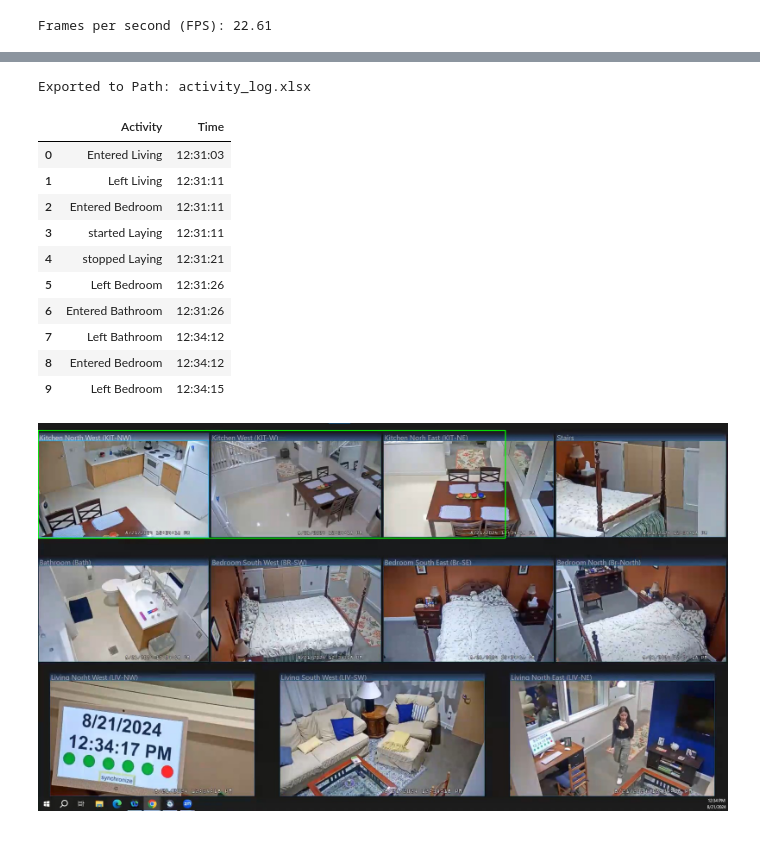
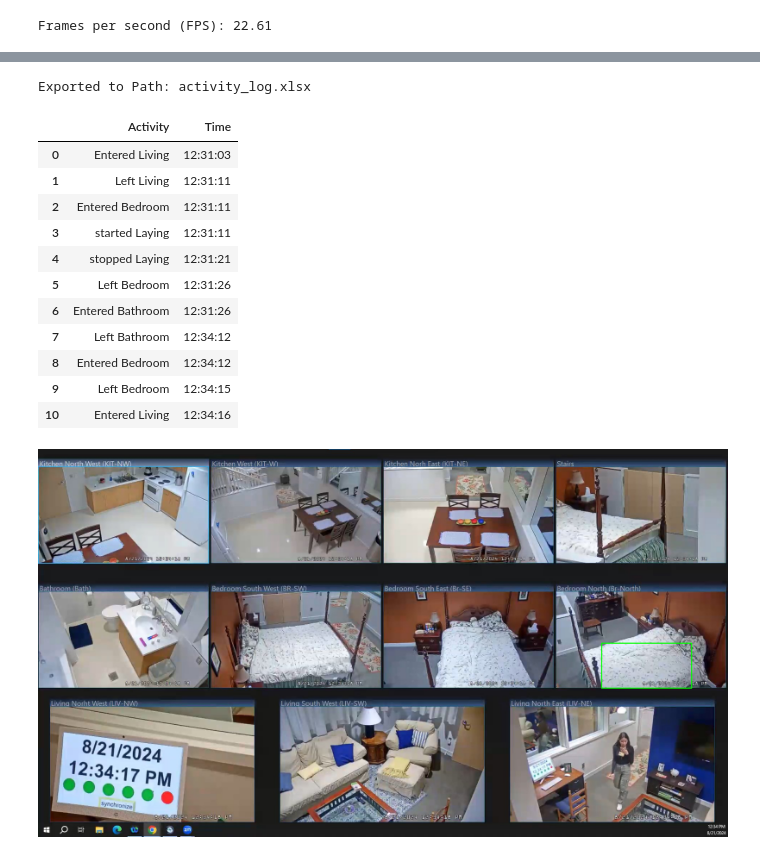
Before and after one commit to gjenov/HARMS, a Jupyter notebook: roomTransition.ipynb, the cells around one changed output, grey strips where cells are left out. Saved outputs shown, nothing was run; the diff lists cells and outputs as text; code cells hidden in the pictures.

```diff
--- a/roomTransition.ipynb
+++ b/roomTransition.ipynb
@@ -168,7 +168,6 @@ while cap.isOpened():
                     activity_list.append(f"Person Left {room_names[previous_room]} at {current_time.strftime('%H:%M:%S')}")
                     print(f"Person Left {room_names[previous_room]} at {current_time.strftime('%H:%M:%S')}")
                     previous_room = None
-                    room_buffer = 0
 
                 # New Room
                 if(room_buffer > room_buffer_threshold):
@@ -350,31 +349,34 @@ Exported to Path: activity_log.xlsx
 | 7 | Left Bathroom | 12:34:12 |
 | 8 | Entered Bedroom | 12:34:12 |
 | 9 | Left Bedroom | 12:34:15 |
+| 10 | Entered Living | 12:34:16 |
 # %%
+#test to line up bounding boxes
+
 import cv2
 from google.colab.patches import cv2_imshow
 room_x, room_y, room_w, room_h = 150, 150, 150, 150
 test_boxes = [
     #(660, 700, 1220, 350), #living room
-    (0, 20, 1300, 300) #Kitchen
+    #(0, 20, 1300, 300) #Kitchen
     #(480, 380, 1430, 300), #Bedroom
     #(0, 380, 470, 300), #Bathroom
     #(1450, 20, 460, 300) #Stairs
-    #(1568, 540, 250, 125) #sitting / laying on bed
+    (1568, 540, 250, 125) #sitting / laying on bed
     #(1130, 480, 200, 180)
 ]
 
 def draw_boxes(image, boxes):
     for box in boxes:
         x, y, w, h = box
         cv2.rectangle(image, (x, y), (x + w, y + h), (0, 255, 0), 2)
     # Draw the room box in a different color
 
     return image
 
 input_path = 'tesimage.jpg'
 image = cv2.imread(input_path)
 overlay_image = draw_boxes(image.copy(), test_boxes)
 cv2_imshow(overlay_image)
 # %% [output]
-[figure, old version]
+[figure, new version]
```
Also changed, not shown: parts of 3 cells of this notebook.
